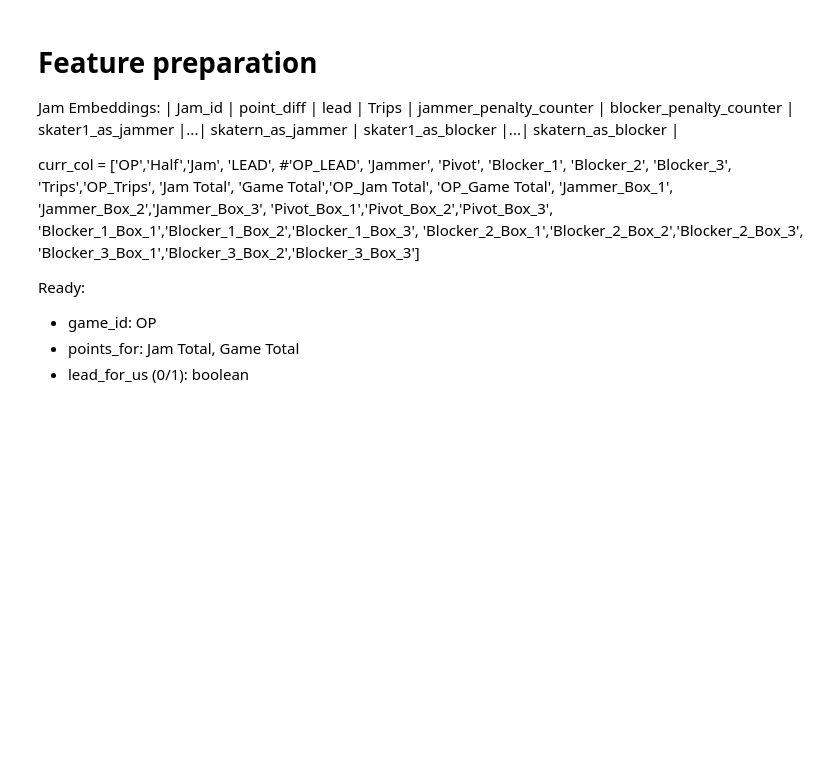
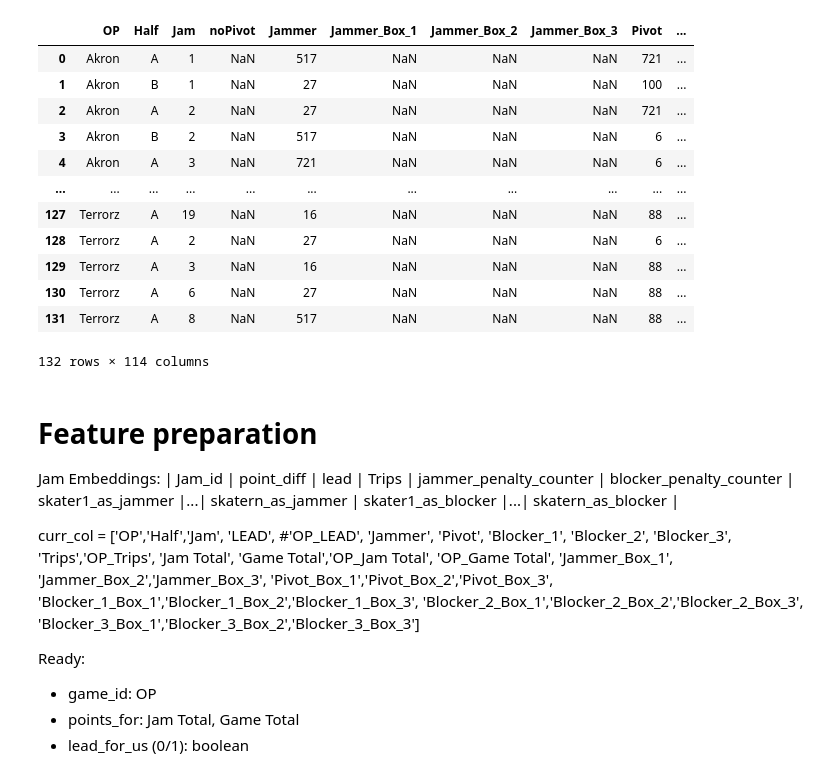
Before and after one commit to Trfitzy/roller_derby_stats, a Jupyter notebook: Regression_Model.ipynb, the cells around one changed output. Cells and saved outputs as stored; diff of their text form; code cells hidden in the pictures; blank space fills up the shorter version.

```diff
--- a/Regression_Model.ipynb
+++ b/Regression_Model.ipynb
@@ -8,6 +8,37 @@ import pandas as pd
 filepath = "C:/Users/trfit/OneDrive/Documents/Hobbies/CRG/stats 2025/prepped_data/"
 file = "VL_Akron_data.csv"
 df = pd.read_csv(filepath+file)
+# %%
+filepath = "C:/Users/trfit/OneDrive/Documents/Hobbies/CRG/stats 2025/prepped_data/"
+VL_files = [
+    "VL_Akron_data.csv",
+    "VL_Athens_data.csv",
+    "VL_Terrorz_data.csv"]
+BS_files = [
+    "BS_Akron_data.csv",
+    "BS_Athens_data.csv",
+    "BS_Great_Lakes_data.csv",
+    "BS_Louisville_data.csv"]
+df_lst = []
+for file in VL_files:
+    df_lst.append(pd.read_csv(filepath+file))
+df = pd.concat(df_lst, ignore_index=True)
+# %%
+df
+# %% [output]
+|  | OP | Half | Jam | noPivot | Jammer | Jammer_Box_1 | Jammer_Box_2 | Jammer_Box_3 | Pivot | ... |
+| 0 | Akron | A | 1 | NaN | 517 | NaN | NaN | NaN | 721 | ... |
+| 1 | Akron | B | 1 | NaN | 27 | NaN | NaN | NaN | 100 | ... |
+| 2 | Akron | A | 2 | NaN | 27 | NaN | NaN | NaN | 721 | ... |
+| 3 | Akron | B | 2 | NaN | 517 | NaN | NaN | NaN | 6 | ... |
+| 4 | Akron | A | 3 | NaN | 721 | NaN | NaN | NaN | 6 | ... |
+| ... | ... | ... | ... | ... | ... | ... | ... | ... | ... | ... |
+| 127 | Terrorz | A | 19 | NaN | 16 | NaN | NaN | NaN | 88 | ... |
+| 128 | Terrorz | A | 2 | NaN | 27 | NaN | NaN | NaN | 6 | ... |
+| 129 | Terrorz | A | 3 | NaN | 16 | NaN | NaN | NaN | 88 | ... |
+| 130 | Terrorz | A | 6 | NaN | 27 | NaN | NaN | NaN | 88 | ... |
+| 131 | Terrorz | A | 8 | NaN | 517 | NaN | NaN | NaN | 88 | ... |
+132 rows × 114 columns
 # %% [markdown]
 # Feature preparation
 
```
Also changed, not shown: parts of 9 cells of this notebook.
